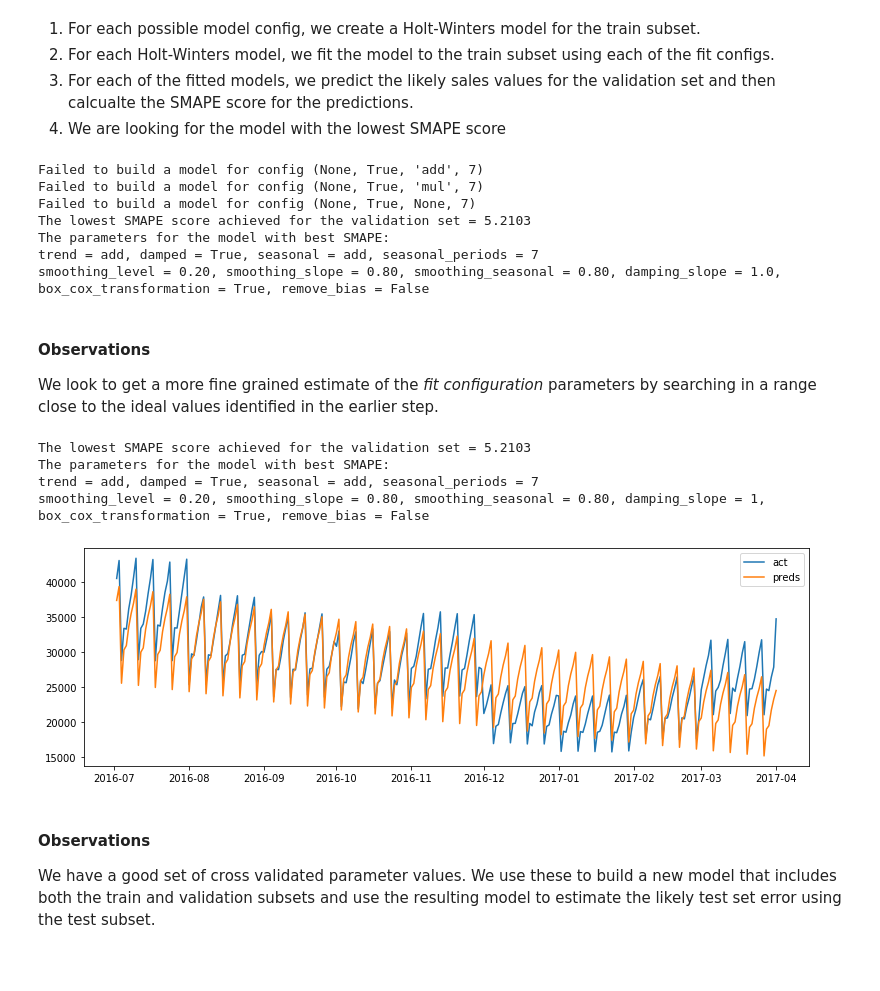
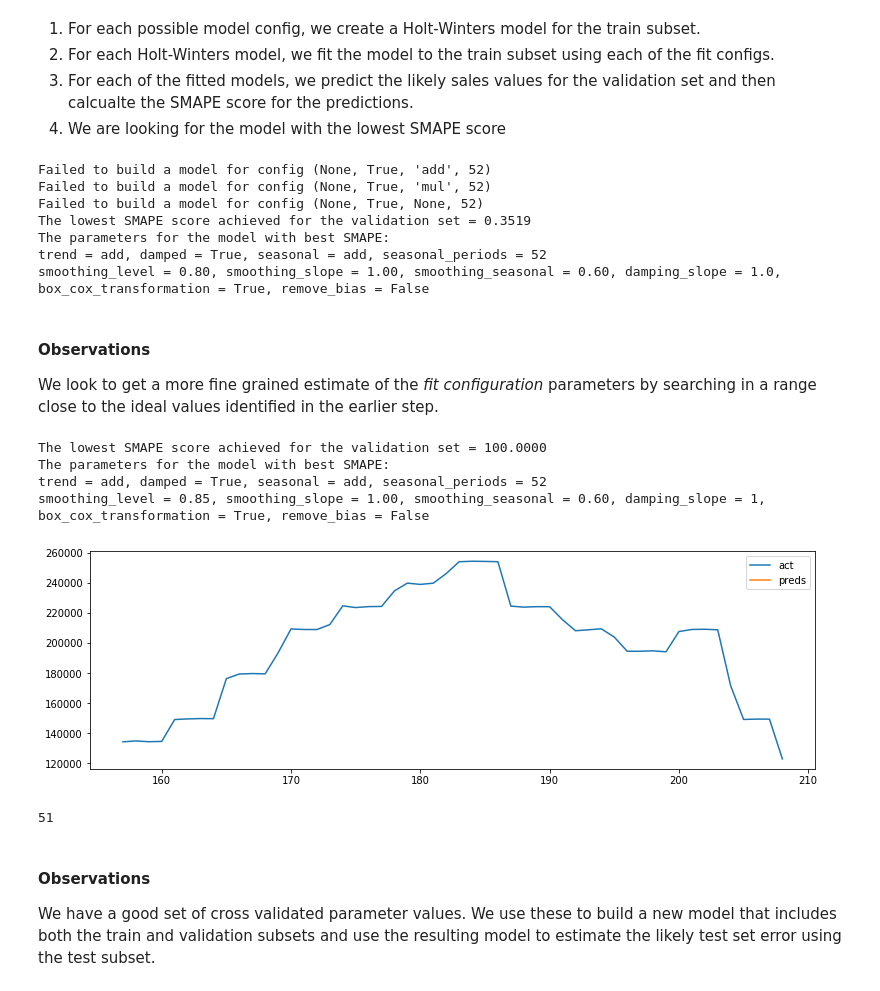
Before and after one commit to sanjeevgadre/Kaggle-Time-Series, a Jupyter notebook: Holt-Winters.ipynb, the cells around one changed output. Saved outputs shown, nothing was run; the diff lists cells and outputs as text; code cells hidden in the pictures; blank space fills up the shorter version.

```diff
--- a/Holt-Winters.ipynb
+++ b/Holt-Winters.ipynb
@@ -31,11 +31,11 @@ train = pd.read_csv('./data/train.csv')
 train.date = pd.to_datetime(train.date, format = '%Y-%m-%d')
 train.store = train.store.astype('category')
 train.item = train.item.astype('category')
+train['year'] = train.date.dt.year
+train['month'] = train.date.dt.month
+train['week'] = train.date.dt.week
+train['day'] = train.date.dt.day
 
-# New Timeseries that is the aggregate of the sales for all products and all items
-
-ts = train.groupby('date')['sales'].sum()
-'''ts_orig = ts.copy()
-ts = np.log(ts)'''
-ts.index = pd.DatetimeIndex(ts.index.values, freq = 'D')
-display(ts.head())
+# New Timeseries that is the aggregate of the sales for all products and all items in a month
+ts_monthly = pd.Series(data = train.groupby(['year', 'month'])['sales'].sum().values)
+ts_weekly = pd.Series(data = train.groupby(['year', 'week'])['sales'].sum().values)
@@ -54,7 +56,7 @@ Freq: D, Name: sales, dtype: int64
 </ol>
 # %%
-train_idx = np.int(0.7*len(ts))
-val_idx = np.int(0.85*len(ts))
+train_idx = np.int(0.6*len(ts_weekly))
+val_idx = np.int(0.8*len(ts_weekly))
 # %% [markdown]
 #### Set up the Configuration Grid Search
 # %%
@@ -86,7 +88,7 @@ best_smape = 100
 for m_config in model_configs:
     t, d, s, s_p = m_config
     try:
-        history = np.array(ts[:train_idx])
+        history = np.array(ts_weekly[:train_idx])
         model = ExponentialSmoothing(history, trend = t, damped = d, seasonal = s,
                                      seasonal_periods = s_p)
         for f_config in fit_configs:
@@ -95,8 +97,7 @@ for m_config in model_configs:
                 fit = model.fit(smoothing_level = sl, smoothing_slope = ss, smoothing_seasonal = s_s,
                                 damping_slope = d_s, optimized = False, use_boxcox = b, remove_bias = r)
                 preds = fit.predict(train_idx, val_idx-1)
-                #preds = np.exp(preds)
-                acts = ts[train_idx:val_idx]
+                acts = ts_weekly[train_idx:val_idx]
                 smape = np.mean(abs(acts - preds)/(abs(acts) + abs(preds)))*100
                 if smape < best_smape:
                     best_smape = smape
@@ -117,13 +118,13 @@ print("trend = %s, damped = %s, seasonal = %s, seasonal_periods = %i" % best_m_c
 print("smoothing_level = %.2f, smoothing_slope = %.2f, smoothing_seasonal = %.2f, damping_slope = %s, box_cox_transformation = %s, remove_bias = %s"
       % best_f_config)
 # %% [output]
-Failed to build a model for config (None, True, 'add', 7)
-Failed to build a model for config (None, True, 'mul', 7)
-Failed to build a model for config (None, True, None, 7)
-The lowest SMAPE score achieved for the validation set = 5.2103
+Failed to build a model for config (None, True, 'add', 52)
+Failed to build a model for config (None, True, 'mul', 52)
+Failed to build a model for config (None, True, None, 52)
+The lowest SMAPE score achieved for the validation set = 0.3519
 The parameters for the model with best SMAPE:
-trend = add, damped = True, seasonal = add, seasonal_periods = 7
-smoothing_level = 0.20, smoothing_slope = 0.80, smoothing_seasonal = 0.80, damping_slope = 1.0, box_cox_transformation = True, remove_bias = False
+trend = add, damped = True, seasonal = add, seasonal_periods = 52
+smoothing_level = 0.80, smoothing_slope = 1.00, smoothing_seasonal = 0.60, damping_slope = 1.0, box_cox_transformation = True, remove_bias = False
 # %% [markdown]
 #### Observations
 We look to get a more fine grained estimate of the <i>fit configuration</i> parameters by searching in a range close to the ideal values identified in the earlier step.
@@ -149,7 +150,7 @@ best_smape = 100
 for m_config in model_configs:
     t, d, s, s_p = m_config
     try:
-        history = np.array(ts[:train_idx])
+        history = np.array(ts_weekly[:train_idx])
         model = ExponentialSmoothing(history, trend = t, damped = d, seasonal = s,
                                      seasonal_periods = s_p)
         for f_config in fit_configs:
@@ -158,12 +159,13 @@ for m_config in model_configs:
                 fit = model.fit(smoothing_level = sl, smoothing_slope = ss, smoothing_seasonal = s_s,
                                 damping_slope = d_s, optimized = False, use_boxcox = b, remove_bias = r)
                 preds = fit.predict(train_idx, val_idx-1)
-                acts = ts[train_idx:val_idx]
-                smape = np.mean(abs(acts - preds)/(abs(acts) + abs(preds)))*100
-                if smape < best_smape:
-                    best_smape = smape
-                    best_m_config = m_config
-                    best_f_config = f_config
+                if np.sum(np.isnan(preds)) <= 10:
+                    acts = ts_weekly[train_idx:val_idx]
+                    smape = np.mean(abs(acts - preds)/(abs(acts) + abs(preds)))*100
+                    if smape < best_smape:
+                        best_smape = smape
+                        best_m_config = m_config
+                        best_f_config = f_config
             except:
                 print("Failed to fit a model for config {}".format(f_config))
     except:
@@ -179,26 +181,30 @@ print("trend = %s, damped = %s, seasonal = %s, seasonal_periods = %i" % best_m_c
 print("smoothing_level = %.2f, smoothing_slope = %.2f, smoothing_seasonal = %.2f, damping_slope = %s, box_cox_transformation = %s, remove_bias = %s"
       % best_f_config)
 # %% [output]
-The lowest SMAPE score achieved for the validation set = 5.2103
+The lowest SMAPE score achieved for the validation set = 100.0000
 The parameters for the model with best SMAPE:
-trend = add, damped = True, seasonal = add, seasonal_periods = 7
-smoothing_level = 0.20, smoothing_slope = 0.80, smoothing_seasonal = 0.80, damping_slope = 1, box_cox_transformation = True, remove_bias = False
+trend = add, damped = True, seasonal = add, seasonal_periods = 52
+smoothing_level = 0.85, smoothing_slope = 1.00, smoothing_seasonal = 0.60, damping_slope = 1, box_cox_transformation = True, remove_bias = False
 # %%
-history = np.array(ts[:train_idx])
+history = np.array(ts_weekly[:train_idx])
 
-model = ExponentialSmoothing(history, trend = 'add', damped = True, seasonal = 'add', seasonal_periods = 7)
-fit = model.fit(smoothing_level = 0.2, smoothing_slope = 0.8, smoothing_seasonal = 0.8, damping_slope = 1,
+model = ExponentialSmoothing(history, trend = 'add', damped = True, seasonal = 'add', seasonal_periods = 52)
+fit = model.fit(smoothing_level = 0.8, smoothing_slope = 1, smoothing_seasonal = 0.6, damping_slope = 1,
                 optimized = False, use_boxcox = True, remove_bias = False)
 preds = fit.predict(train_idx, val_idx-1)
-acts = ts[train_idx:val_idx]
+acts = ts_weekly[train_idx:val_idx]
 
 plt.figure(figsize = (13, 4))
-plt.plot(ts.index[train_idx:val_idx], acts, label = 'act')
-plt.plot(ts.index[train_idx:val_idx], preds, label = 'preds')
+plt.plot(ts_weekly.index[train_idx:val_idx], acts, label = 'act')
+plt.plot(ts_weekly.index[train_idx:val_idx], preds, label = 'preds')
 plt.legend()
 plt.show()
 # %% [output]
-[figure, old version]
+[figure, new version]
+# %%
+sum(np.isnan(preds))
+# %% [output]
+51
 # %% [markdown]
 #### Observations
 We have a good set of cross validated parameter values. We use these to build a new model that includes both the train and validation subsets and use the resulting model to estimate the likely test set error using the test subset.
```
Also changed, not shown: parts of 7 cells of this notebook, 4 other files.
